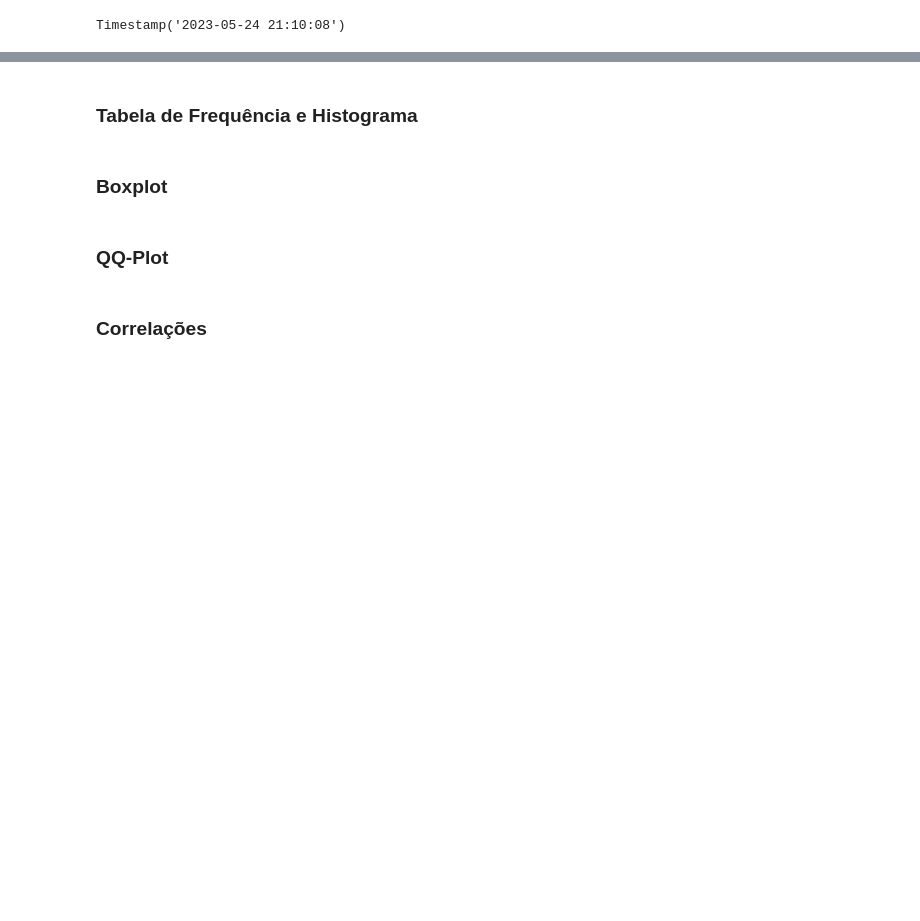
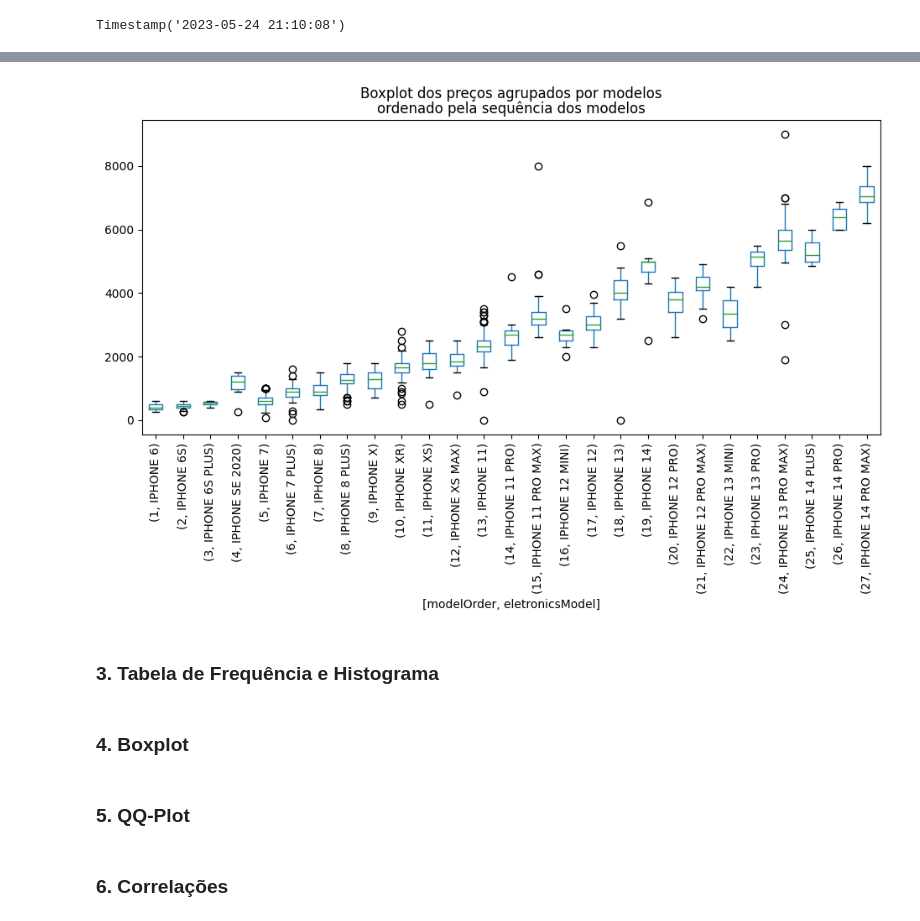
Before and after one commit to vauxgomes/ufc-ckp9011, a Jupyter notebook: analysis/iphones-olx-ce-analysis.ipynb, the cells around one changed output, grey strips where cells are left out. Saved outputs shown, nothing was run; the diff lists cells and outputs as text; code cells hidden in the pictures; blank space fills up the shorter version.

```diff
--- a/analysis/iphones-olx-ce-analysis.ipynb
+++ b/analysis/iphones-olx-ce-analysis.ipynb
@@ -159,2 +170,8 @@ _ = g_model[['subjectLength', 'modelOrder']].mean().sort_values(['modelOrder'])[
+# %%
+_ = df.boxplot(by=['modelOrder', 'eletronicsModel'], column=['price'], rot=90, grid=False, figsize=(11, 5))
+_ = plt.title('ordenado pela sequência dos modelos')
+_ = plt.suptitle('Boxplot dos preços agrupados por modelos') # that's what
+# %% [output]
+[figure, added]
 # %% [markdown]
-### Tabela de Frequência e Histograma
+### 3. Tabela de Frequência e Histograma
@@ -161,7 +180,7 @@ _ = g_model[['subjectLength', 'modelOrder']].mean().sort_values(['modelOrder'])[
 # %% [markdown]
-### Boxplot
+### 4. Boxplot
 # %% [markdown]
-### QQ-Plot
+### 5. QQ-Plot
 # %% [markdown]
-### Correlações
+### 6. Correlações
 # %% [markdown]
```
Also changed, not shown: parts of 41 cells of this notebook.
